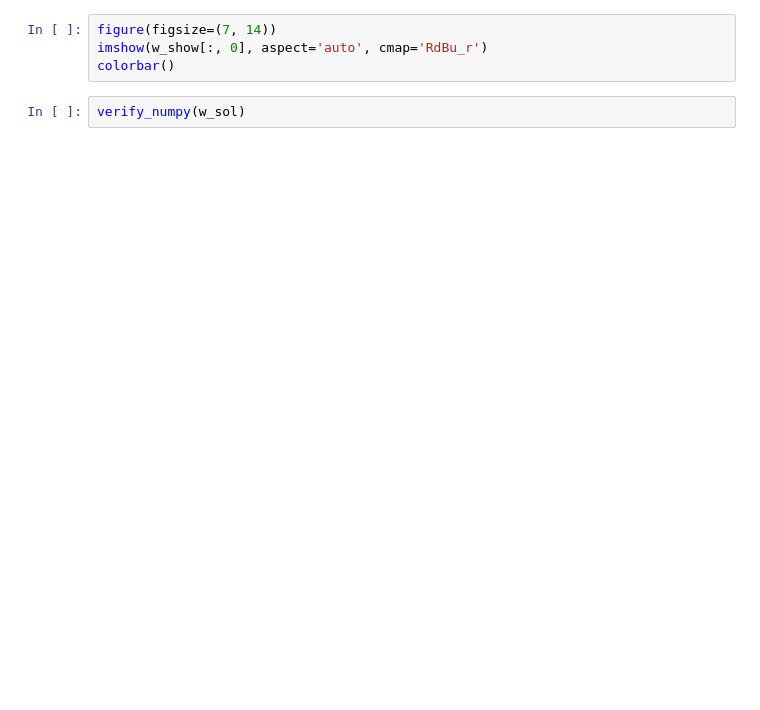
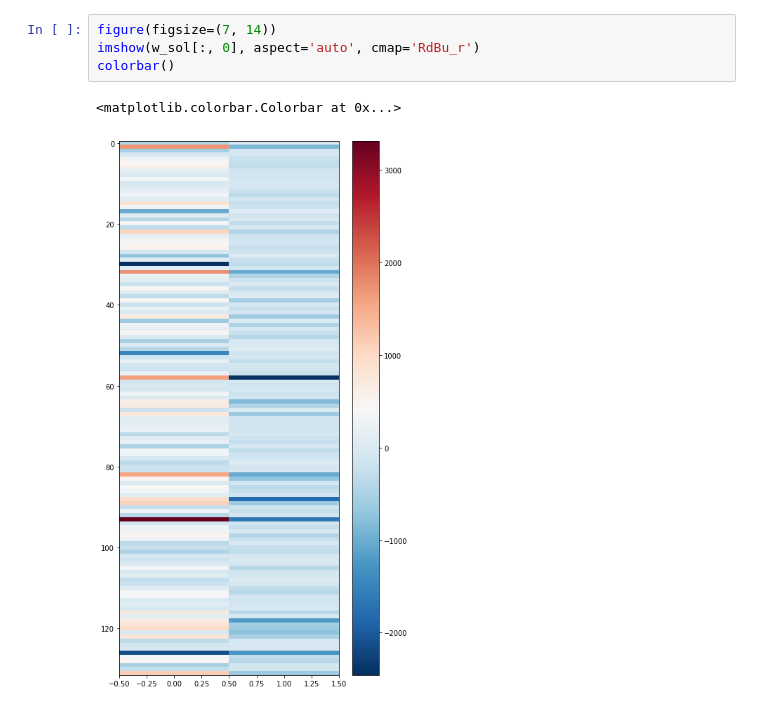
Before and after one commit to jkyl/numerai, a Jupyter notebook: gradientDescentCV.ipynb, the cells around one changed output. Drawn from its saved outputs; the diff is of its cells as text; blank space fills up the shorter version.

```diff
--- a/gradientDescentCV.ipynb
+++ b/gradientDescentCV.ipynb
@@ -112,9 +164,10 @@ plot(losses)
 # %%
 figure(figsize=(7, 14))
-imshow(w_show[:, 0], aspect='auto', cmap='RdBu_r')
+imshow(w_sol[:, 0], aspect='auto', cmap='RdBu_r')
 colorbar()
+# %% [output]
+<matplotlib.colorbar.Colorbar at 0x...>
+[figure, added]
-# %%
-verify_numpy(w_sol)
 # %%
 logits_test = empty((K, len(X_test), len(Cs)))
 for i in tqdm_notebook(range(K)):
```
Also changed, not shown: parts of 13 cells of this notebook.
